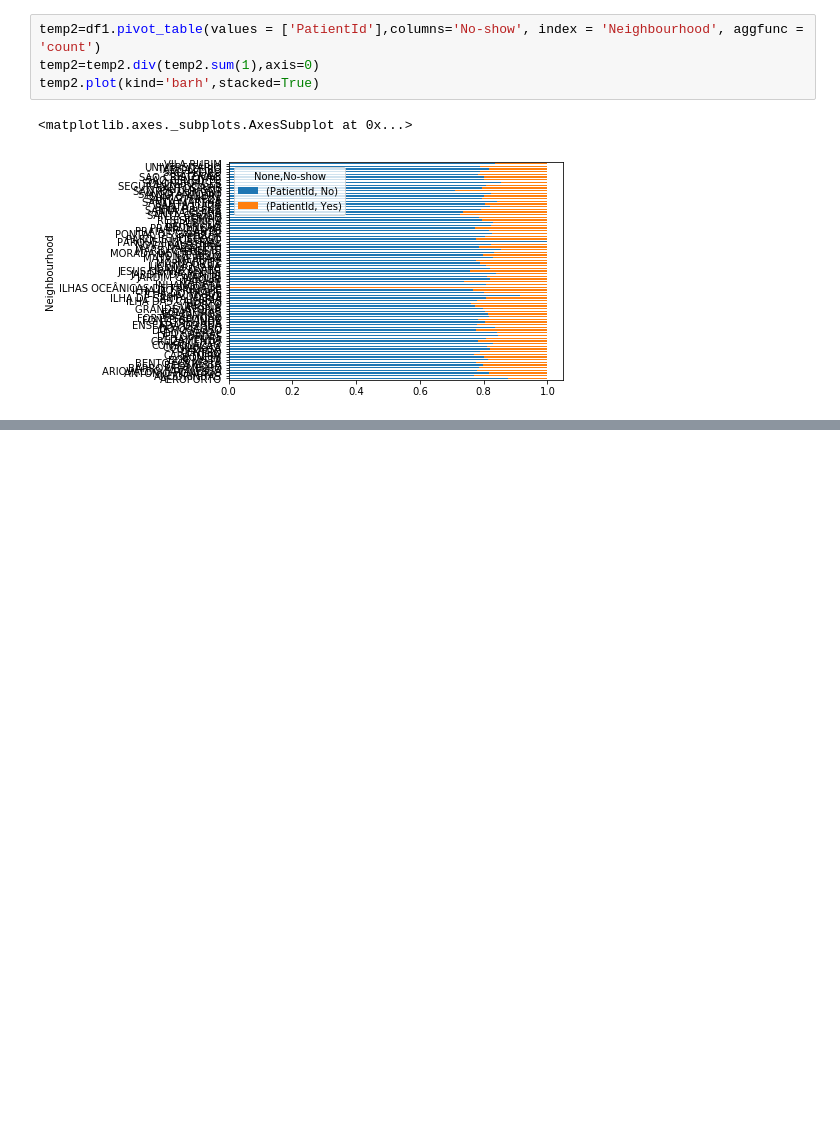
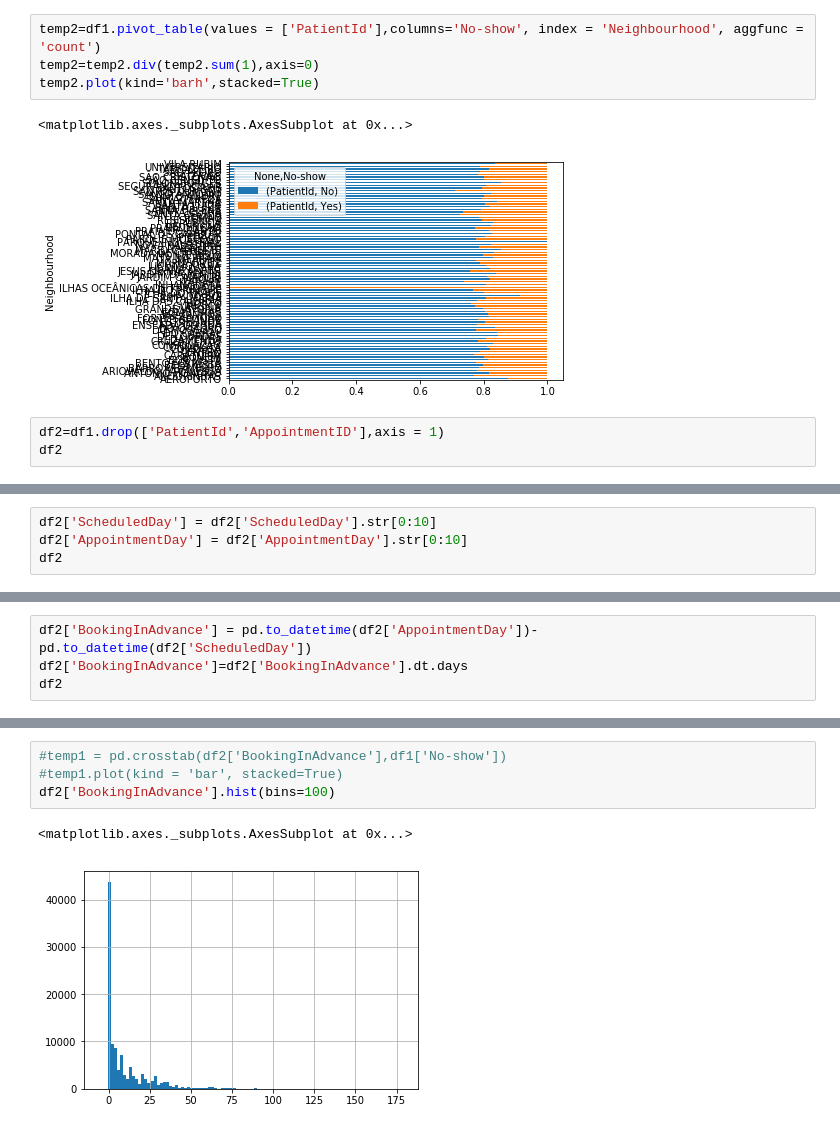
Before and after one commit to yzhu017/Assignment4, a Jupyter notebook: appointment.ipynb, the cells around one changed output, grey strips where cells are left out. Drawn from its saved outputs; the diff is of its cells as text; blank space fills up the shorter version.

```diff
--- a/appointment.ipynb
+++ b/appointment.ipynb
@@ -169,3 +169,6 @@ temp2.plot(kind='barh',stacked=True)
 # %% [output]
 <matplotlib.axes._subplots.AxesSubplot at 0x...>
 [figure]
+# %%
+df2=df1.drop(['PatientId','AppointmentID'],axis = 1)
+df2
@@ -171,0 +194,4 @@ temp2.plot(kind='barh',stacked=True)
+# %%
+df2['ScheduledDay'] = df2['ScheduledDay'].str[0:10]
+df2['AppointmentDay'] = df2['AppointmentDay'].str[0:10]
+df2
@@ -171,0 +217,4 @@ temp2.plot(kind='barh',stacked=True)
+# %%
+df2['BookingInAdvance'] = pd.to_datetime(df2['AppointmentDay'])-pd.to_datetime(df2['ScheduledDay'])
+df2['BookingInAdvance']=df2['BookingInAdvance'].dt.days
+df2
@@ -171,0 +257,7 @@ temp2.plot(kind='barh',stacked=True)
+# %%
+#temp1 = pd.crosstab(df2['BookingInAdvance'],df1['No-show'])
+#temp1.plot(kind = 'bar', stacked=True)
+df2['BookingInAdvance'].hist(bins=100)
+# %% [output]
+<matplotlib.axes._subplots.AxesSubplot at 0x...>
+[figure, added]
```
Also changed, not shown: parts of 5 cells of this notebook.
